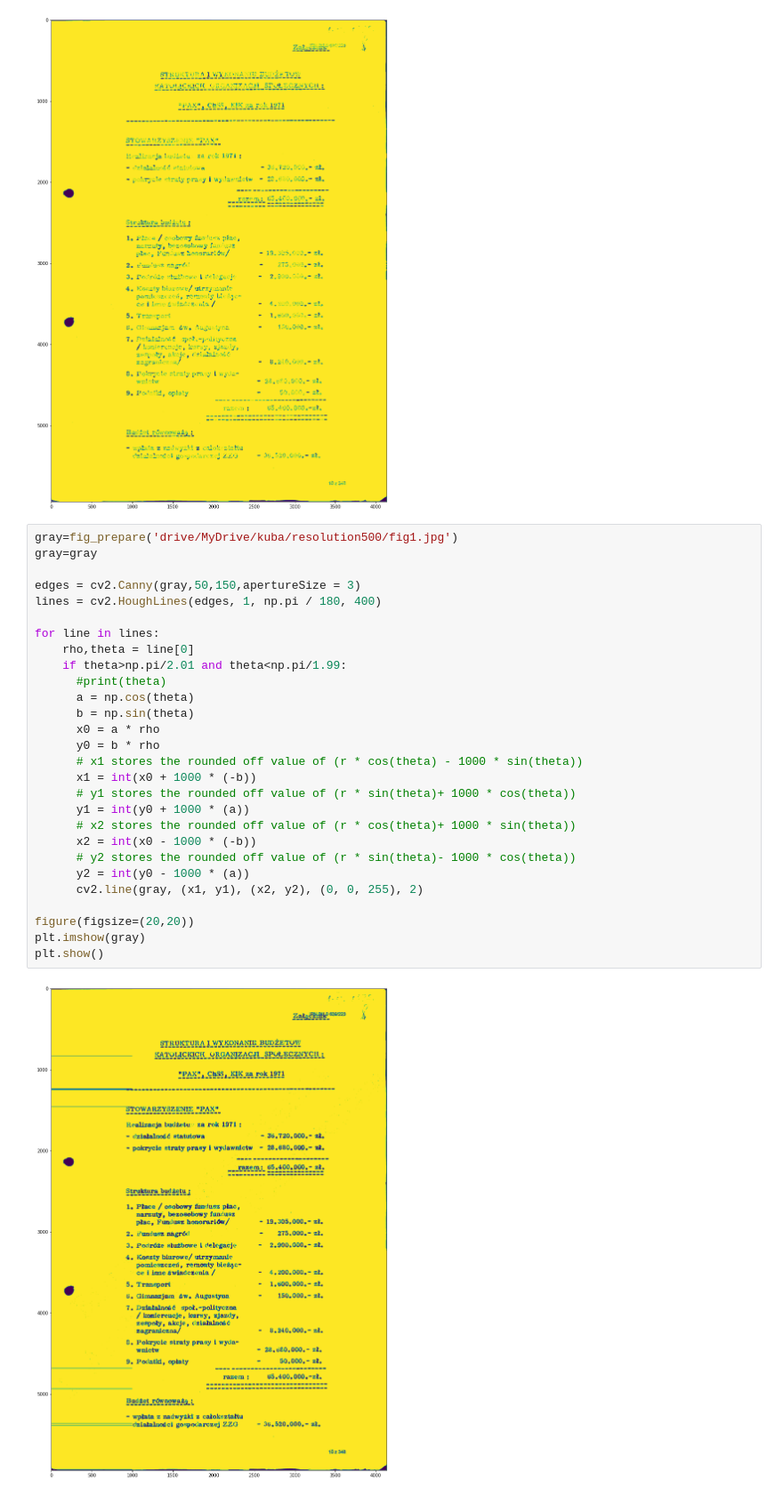
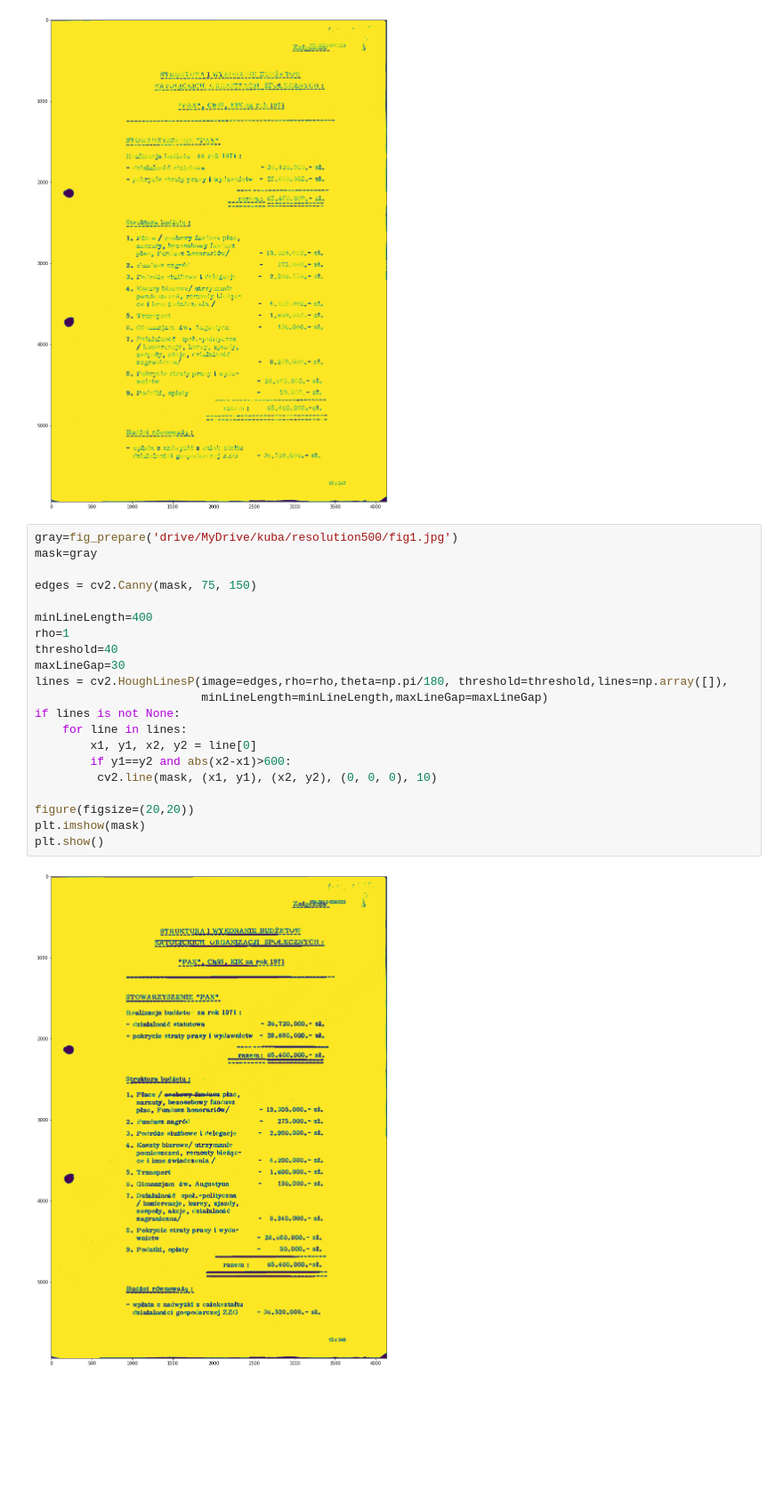
Before and after one commit to KacperGrodecki/image_proccessing, a Jupyter notebook: kuba_img_manip.ipynb, the cells around one changed output. Shown at 89% size. Saved outputs shown, nothing was run; the diff lists cells and outputs as text; blank space fills up the shorter version.

```diff
--- a/kuba_img_manip.ipynb
+++ b/kuba_img_manip.ipynb
@@ -142,33 +142,26 @@ plt.imshow(gray)
 plt.show()
 # %% [output]
 [figure]
-# %%
-gray=fig_prepare('drive/MyDrive/kuba/resolution500/fig1.jpg')
-gray=gray
-
-edges = cv2.Canny(gray,50,150,apertureSize = 3)
-lines = cv2.HoughLines(edges, 1, np.pi / 180, 400)
-
-for line in lines:
-    rho,theta = line[0]
-    if theta>np.pi/2.01 and theta<np.pi/1.99:
-      #print(theta)
-      a = np.cos(theta)
-      b = np.sin(theta)
-      x0 = a * rho
-      y0 = b * rho
-      # x1 stores the rounded off value of (r * cos(theta) - 1000 * sin(theta))
-      x1 = int(x0 + 1000 * (-b))
-      # y1 stores the rounded off value of (r * sin(theta)+ 1000 * cos(theta))
-      y1 = int(y0 + 1000 * (a))
-      # x2 stores the rounded off value of (r * cos(theta)+ 1000 * sin(theta))
-      x2 = int(x0 - 1000 * (-b))
-      # y2 stores the rounded off value of (r * sin(theta)- 1000 * cos(theta))
-      y2 = int(y0 - 1000 * (a))
-      cv2.line(gray, (x1, y1), (x2, y2), (0, 0, 255), 2)
-
-figure(figsize=(20,20))
-plt.imshow(gray)
-plt.show()
-# %% [output]
-[figure, removed]
+# %%
+gray=fig_prepare('drive/MyDrive/kuba/resolution500/fig1.jpg')
+mask=gray
+
+edges = cv2.Canny(mask, 75, 150)
+
+minLineLength=400
+rho=1
+threshold=40
+maxLineGap=30
+lines = cv2.HoughLinesP(image=edges,rho=rho,theta=np.pi/180, threshold=threshold,lines=np.array([]),
+                        minLineLength=minLineLength,maxLineGap=maxLineGap)
+if lines is not None:
+    for line in lines:
+        x1, y1, x2, y2 = line[0]
+        if y1==y2 and abs(x2-x1)>600:
+         cv2.line(mask, (x1, y1), (x2, y2), (0, 0, 0), 10)
+
+figure(figsize=(20,20))
+plt.imshow(mask)
+plt.show()
+# %% [output]
+[figure, added]
```
